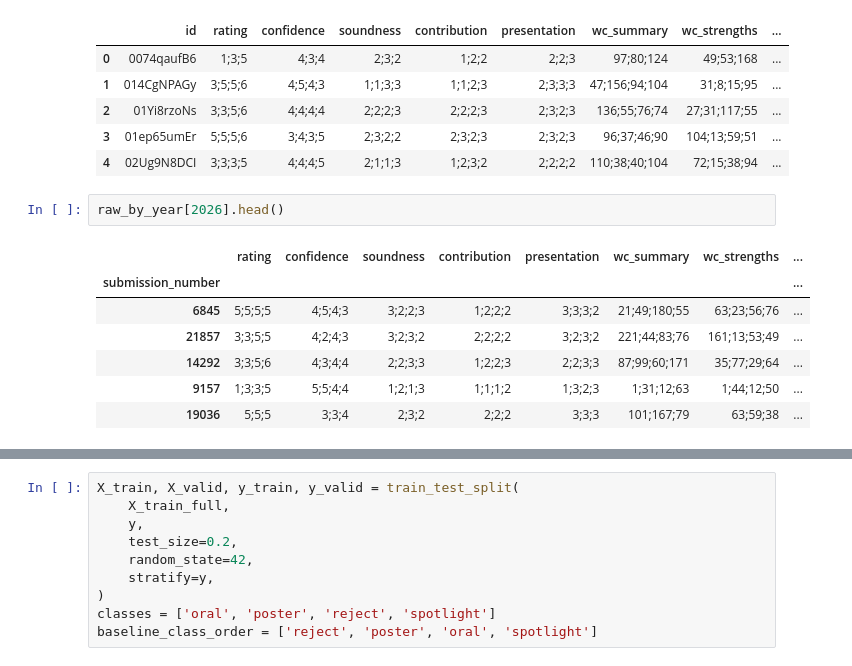
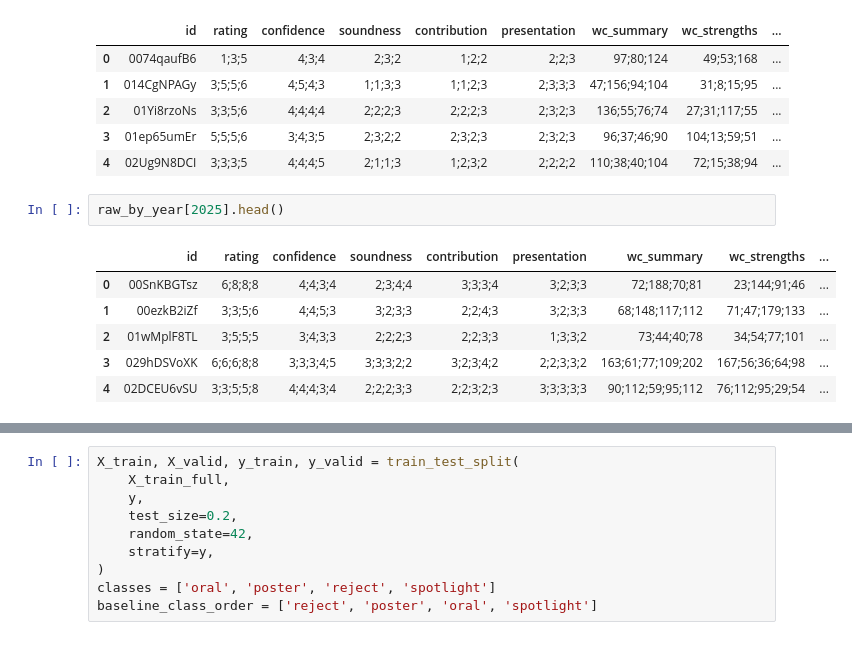
Before and after one commit to s-marton/TabICLR, a Jupyter notebook: TabularPredictorICLR.ipynb, the cells around one changed output, grey strips where cells are left out. Cells and saved outputs as stored; diff of their text form.

```diff
--- a/TabularPredictorICLR.ipynb
+++ b/TabularPredictorICLR.ipynb
@@ -183,15 +183,14 @@ raw_by_year[2024].head()
 | 3 | 01ep65umEr | 5;5;5;6 | 3;4;3;5 | 2;3;2;2 | 2;3;2;3 | 2;3;2;3 | 96;37;46;90 | 104;13;59;51 | ... |
 | 4 | 02Ug9N8DCI | 3;3;3;5 | 4;4;4;5 | 2;1;1;3 | 1;2;3;2 | 2;2;2;2 | 110;38;40;104 | 72;15;38;94 | ... |
 # %%
-raw_by_year[2026].head()
+raw_by_year[2025].head()
 # %% [output]
-|  | rating | confidence | soundness | contribution | presentation | wc_summary | wc_strengths | ... |
-| submission_number |  |  |  |  |  |  |  | ... |
-| 6845 | 5;5;5;5 | 4;5;4;3 | 3;2;2;3 | 1;2;2;2 | 3;3;3;2 | 21;49;180;55 | 63;23;56;76 | ... |
-| 21857 | 3;3;5;5 | 4;2;4;3 | 3;2;3;2 | 2;2;2;2 | 3;2;3;2 | 221;44;83;76 | 161;13;53;49 | ... |
-| 14292 | 3;3;5;6 | 4;3;4;4 | 2;2;3;3 | 1;2;2;3 | 2;2;3;3 | 87;99;60;171 | 35;77;29;64 | ... |
-| 9157 | 1;3;3;5 | 5;5;4;4 | 1;2;1;3 | 1;1;1;2 | 1;3;2;3 | 1;31;12;63 | 1;44;12;50 | ... |
-| 19036 | 5;5;5 | 3;3;4 | 2;3;2 | 2;2;2 | 3;3;3 | 101;167;79 | 63;59;38 | ... |
+|  | id | rating | confidence | soundness | contribution | presentation | wc_summary | wc_strengths | ... |
+| 0 | 00SnKBGTsz | 6;8;8;8 | 4;4;3;4 | 2;3;4;4 | 3;3;3;4 | 3;2;3;3 | 72;188;70;81 | 23;144;91;46 | ... |
+| 1 | 00ezkB2iZf | 3;3;5;6 | 4;4;5;3 | 3;2;3;3 | 2;2;4;3 | 3;2;3;3 | 68;148;117;112 | 71;47;179;133 | ... |
+| 2 | 01wMplF8TL | 3;5;5;5 | 3;4;3;3 | 2;2;2;3 | 2;2;3;3 | 1;3;3;2 | 73;44;40;78 | 34;54;77;101 | ... |
+| 3 | 029hDSVoXK | 6;6;6;8;8 | 3;3;3;4;5 | 3;3;3;2;2 | 3;2;3;4;2 | 2;2;3;3;2 | 163;61;77;109;202 | 167;56;36;64;98 | ... |
+| 4 | 02DCEU6vSU | 3;3;5;5;8 | 4;4;4;3;4 | 2;2;2;3;3 | 2;2;3;2;3 | 3;3;3;3;3 | 90;112;59;95;112 | 76;112;95;29;54 | ... |
 # %%
 import re
 
```
Also changed, not shown: parts of 11 cells of this notebook, 16 other files.
